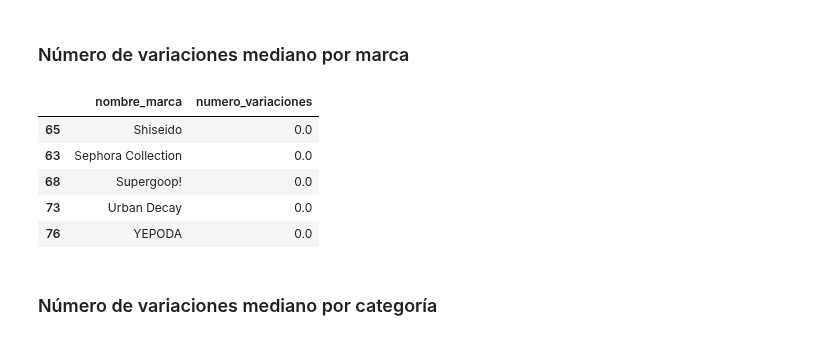
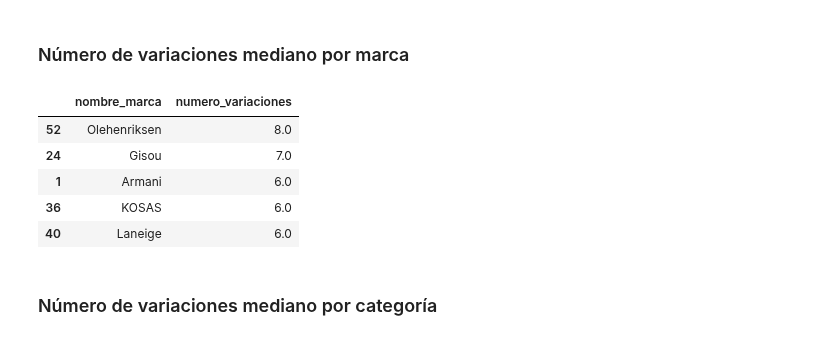
Before and after one commit to raquelscv/proyecto_final_sephora, a Jupyter notebook: eda.ipynb, the cells around one changed output. Saved outputs shown, nothing was run; the diff lists cells and outputs as text; code cells hidden in the pictures.

```diff
--- a/eda.ipynb
+++ b/eda.ipynb
@@ -505,14 +584,14 @@ marcas_dominantes_por_subcategoria.head()
 ### Número de variaciones mediano por marca
 # %%
 variaciones_median_marca = (df.groupby("nombre_marca")["numero_variaciones"].median().reset_index().sort_values("numero_variaciones", ascending=False)).round(2)
-variaciones_median_marca.tail()
+variaciones_median_marca.head()
 # %% [output]
 |  | nombre_marca | numero_variaciones |
-| 65 | Shiseido | 0.0 |
-| 63 | Sephora Collection | 0.0 |
-| 68 | Supergoop! | 0.0 |
-| 73 | Urban Decay | 0.0 |
-| 76 | YEPODA | 0.0 |
+| 52 | Olehenriksen | 8.0 |
+| 24 | Gisou | 7.0 |
+| 1 | Armani | 6.0 |
+| 36 | KOSAS | 6.0 |
+| 40 | Laneige | 6.0 |
 # %% [markdown]
 ### Número de variaciones mediano por categoría
 # %%
```
Also changed, not shown: parts of 49 cells of this notebook.
